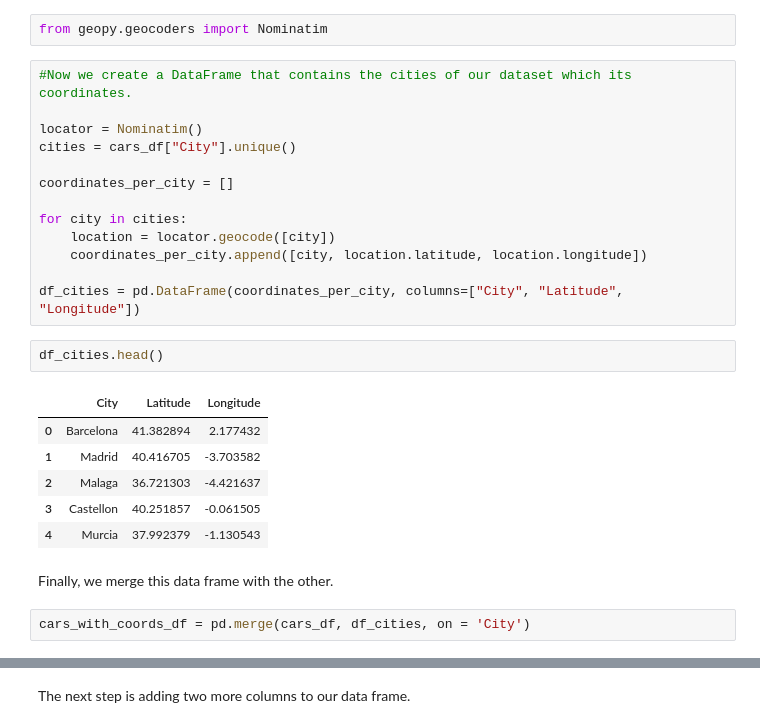
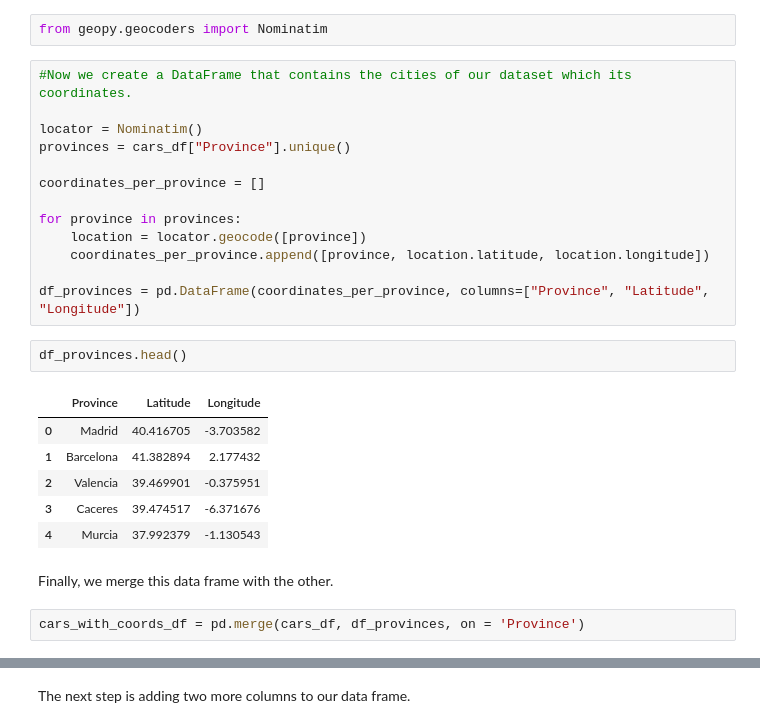
Before and after one commit to seugarte/TFM-MasterDS, a Jupyter notebook: data_processing/Data_processing.ipynb, the cells around one changed output, grey strips where cells are left out. Saved outputs shown, nothing was run; the diff lists cells and outputs as text.

```diff
--- a/data_processing/Data_processing.ipynb
+++ b/data_processing/Data_processing.ipynb
@@ -649,28 +652,28 @@ from geopy.geocoders import Nominatim
 #Now we create a DataFrame that contains the cities of our dataset which its coordinates.
 
 locator = Nominatim()
-cities = cars_df["City"].unique()
+provinces = cars_df["Province"].unique()
 
-coordinates_per_city = []
+coordinates_per_province = []
 
-for city in cities:
-    location = locator.geocode([city])
-    coordinates_per_city.append([city, location.latitude, location.longitude])
+for province in provinces:
+    location = locator.geocode([province])
+    coordinates_per_province.append([province, location.latitude, location.longitude])
 
-df_cities = pd.DataFrame(coordinates_per_city, columns=["City", "Latitude", "Longitude"])
+df_provinces = pd.DataFrame(coordinates_per_province, columns=["Province", "Latitude", "Longitude"])
 # %%
-df_cities.head()
+df_provinces.head()
 # %% [output]
-|  | City | Latitude | Longitude |
-| 0 | Barcelona | 41.382894 | 2.177432 |
-| 1 | Madrid | 40.416705 | -3.703582 |
-| 2 | Malaga | 36.721303 | -4.421637 |
-| 3 | Castellon | 40.251857 | -0.061505 |
+|  | Province | Latitude | Longitude |
+| 0 | Madrid | 40.416705 | -3.703582 |
+| 1 | Barcelona | 41.382894 | 2.177432 |
+| 2 | Valencia | 39.469901 | -0.375951 |
+| 3 | Caceres | 39.474517 | -6.371676 |
 | 4 | Murcia | 37.992379 | -1.130543 |
 # %% [markdown]
 Finally, we merge this data frame with the other.
 # %%
-cars_with_coords_df = pd.merge(cars_df, df_cities, on = 'City')
+cars_with_coords_df = pd.merge(cars_df, df_provinces, on = 'Province')
 # %%
 cars_with_coords_df.head()
 # %% [output]
```
Also changed, not shown: parts of 78 cells of this notebook, 4 other files.
